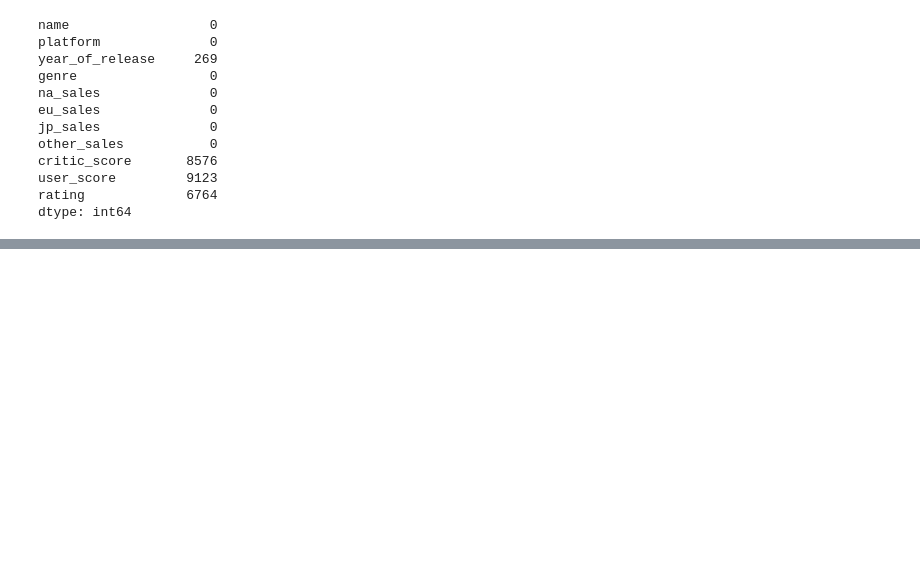
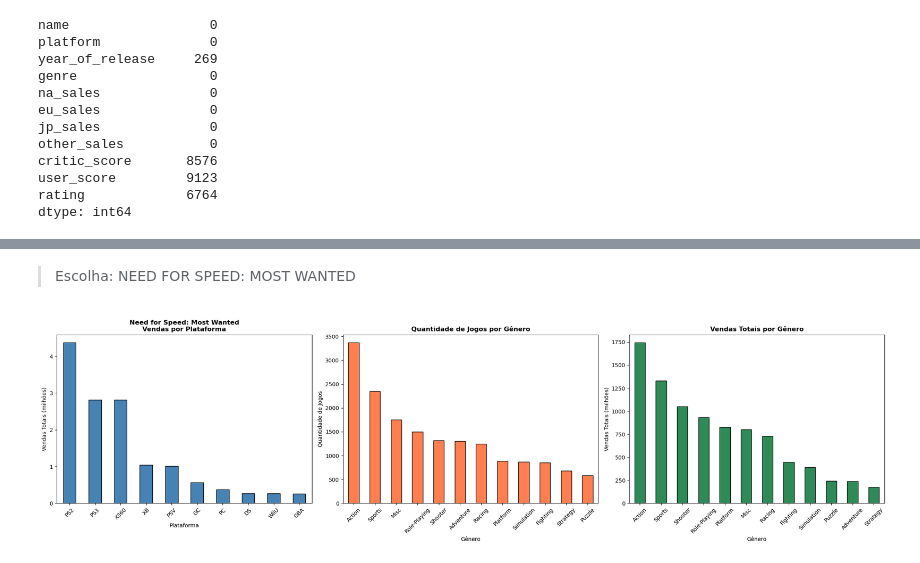
Before and after one commit to luiz19190/Sprint-6-tripleten-projeto-integrado, a Jupyter notebook: notebook_project.ipynb, the cells around one changed output, grey strips where cells are left out. Cells and saved outputs as stored; diff of their text form; code cells hidden in the pictures; blank space fills up the shorter version.

```diff
--- a/notebook_project.ipynb
+++ b/notebook_project.ipynb
@@ -128,0 +446,36 @@ dtype: int64
+# %% [markdown]
+> Escolha: NEED FOR SPEED: MOST WANTED
+# %%
+fig, axes = plt.subplots(1, 3, figsize=(22, 6))
+
+# mesmo jogo em diferentes plataformas
+jogo = 'Need for Speed: Most Wanted'
+df_jogo = df[df['name'] == jogo].groupby('platform')['total_sales'].sum().sort_values(ascending=False)
+
+df_jogo.plot(kind='bar', ax=axes[0], color='steelblue', edgecolor='black')
+axes[0].set_title(f'{jogo}\nVendas por Plataforma', fontsize=12, fontweight='bold')
+axes[0].set_xlabel('Plataforma')
+axes[0].set_ylabel('Vendas Totais (milhões)')
+axes[0].tick_params(axis='x', rotation=45)
+
+# quantidade de jogos por gênero
+genre_count = df['genre'].value_counts()
+genre_count.plot(kind='bar', ax=axes[1], color='coral', edgecolor='black')
+axes[1].set_title('Quantidade de Jogos por Gênero', fontsize=12, fontweight='bold')
+axes[1].set_xlabel('Gênero')
+axes[1].set_ylabel('Quantidade de Jogos')
+axes[1].tick_params(axis='x', rotation=45)
+
+# vendas totais por gênero
+genre_sales = df.groupby('genre')['total_sales'].sum().sort_values(ascending=False)
+genre_sales.plot(kind='bar', ax=axes[2], color='seagreen', edgecolor='black')
+axes[2].set_title('Vendas Totais por Gênero', fontsize=12, fontweight='bold')
+axes[2].set_xlabel('Gênero')
+axes[2].set_ylabel('Vendas Totais (milhões)')
+axes[2].tick_params(axis='x', rotation=45)
+
+plt.tight_layout()
+plt.savefig('genre_analysis.png', dpi=150)
+plt.show()
+# %% [output]
+[figure, added]
```
Also changed, not shown: parts of 41 cells of this notebook, 1 other file.
